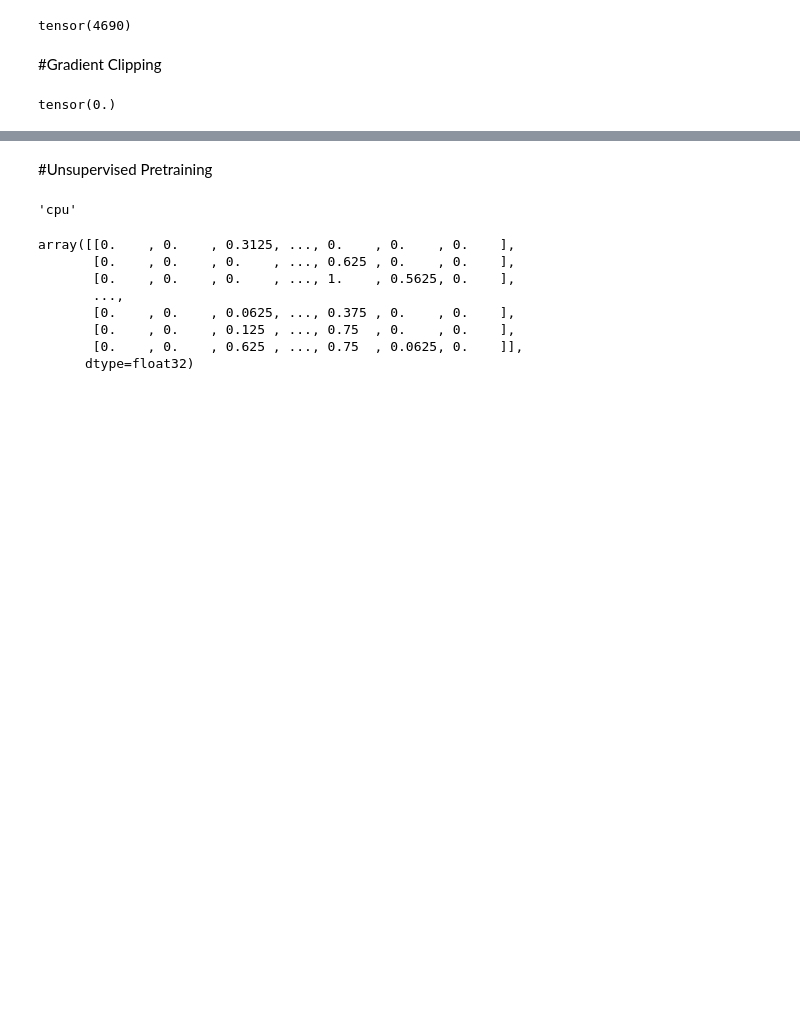
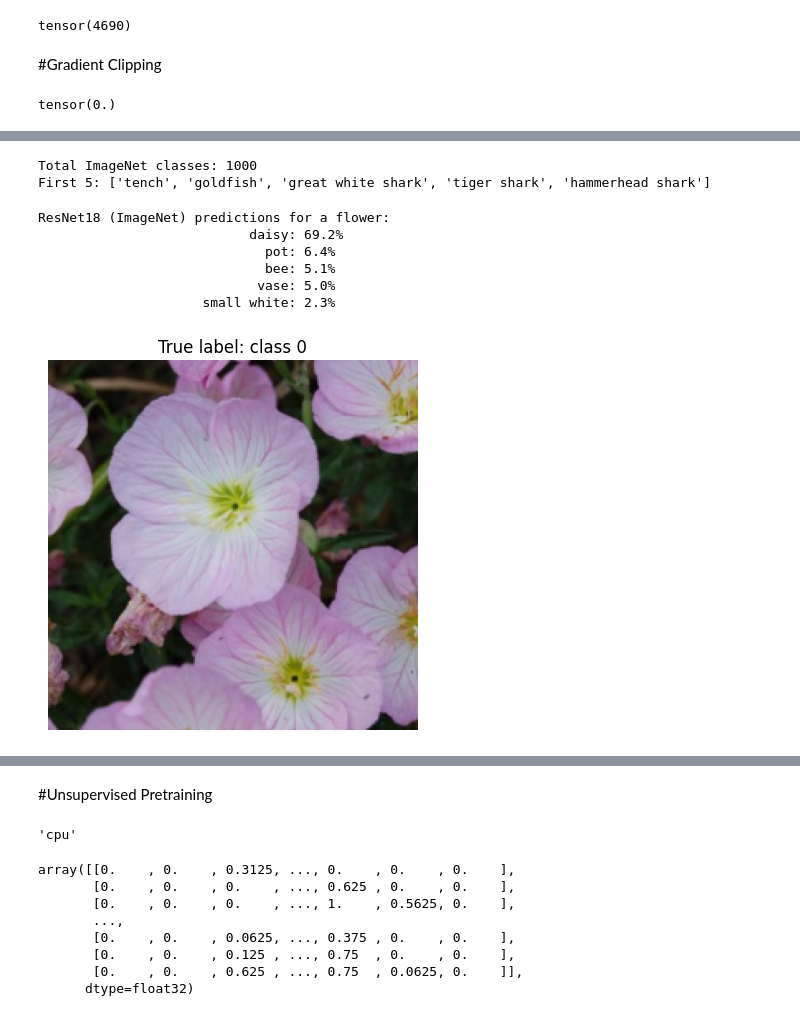
Before and after one commit to leman-cap13/DL_projects, a Jupyter notebook: Training_Deep_Neural_Networks.ipynb, the cells around one changed output, grey strips where cells are left out. Drawn from its saved outputs; the diff is of its cells as text; code cells hidden in the pictures; blank space fills up the shorter version.

```diff
--- a/Training_Deep_Neural_Networks.ipynb
+++ b/Training_Deep_Neural_Networks.ipynb
@@ -882,0 +591,5 @@ Train Task B | Loss: 0.3001 | Acc: 1.0000
+# %%
+model_original = resnet18(weights=ResNet18_Weights.IMAGENET1K_V1)
+model_original.eval()
+
+print(model_original)
@@ -882,0 +615,42 @@ Train Task B | Loss: 0.3001 | Acc: 1.0000
+# %%
+url = "https://raw.githubusercontent.com/anishathalye/imagenet-simple-labels/master/imagenet-simple-labels.json"
+urllib.request.urlretrieve(url, "imagenet_labels.json")
+
+with open("imagenet_labels.json") as f:
+    imagenet_labels = json.load(f)
+
+print(f"Total ImageNet classes: {len(imagenet_labels)}")
+print("First 5:", imagenet_labels[:5])
+# %% [output]
+Total ImageNet classes: 1000
+First 5: ['tench', 'goldfish', 'great white shark', 'tiger shark', 'hammerhead shark']
+# %%
+img, label = train_dataset[0]
+
+model_original = model_original.to(device)
+img_gpu = img.unsqueeze(0).to(device)   #Model input [batch_size, channels, height, width]
+
+with torch.no_grad():
+    output = model_original(img_gpu)
+    probs = torch.softmax(output, dim=1)
+    top5_probs, top5_idx = probs.topk(5)
+
+print("ResNet18 (ImageNet) predictions for a flower:")
+
+for i in range(5):
+    idx = top5_idx[0][i].item()
+    prob = top5_probs[0][i].item()
+    print(f"  {imagenet_labels[idx]:>30s}: {prob:.1%}")
+
+plt.imshow(denormalize(img).permute(1, 2, 0).numpy())
+plt.title(f"True label: class {label}")
+plt.axis("off")
+plt.show()
+# %% [output]
+ResNet18 (ImageNet) predictions for a flower:
+                           daisy: 69.2%
+                             pot: 6.4%
+                             bee: 5.1%
+                            vase: 5.0%
+                     small white: 2.3%
+[figure, added]
```
Also changed, not shown: parts of 71 cells of this notebook.
